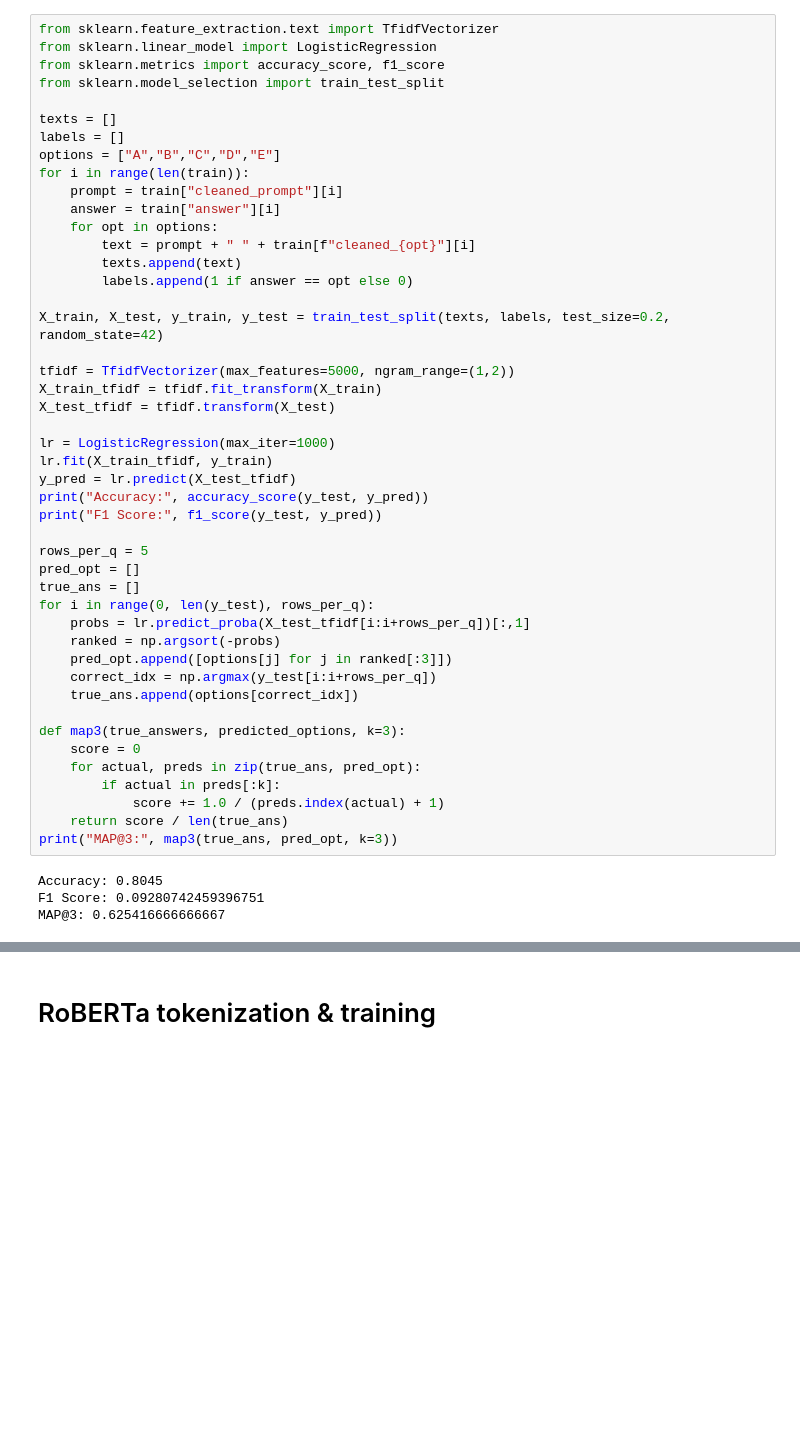
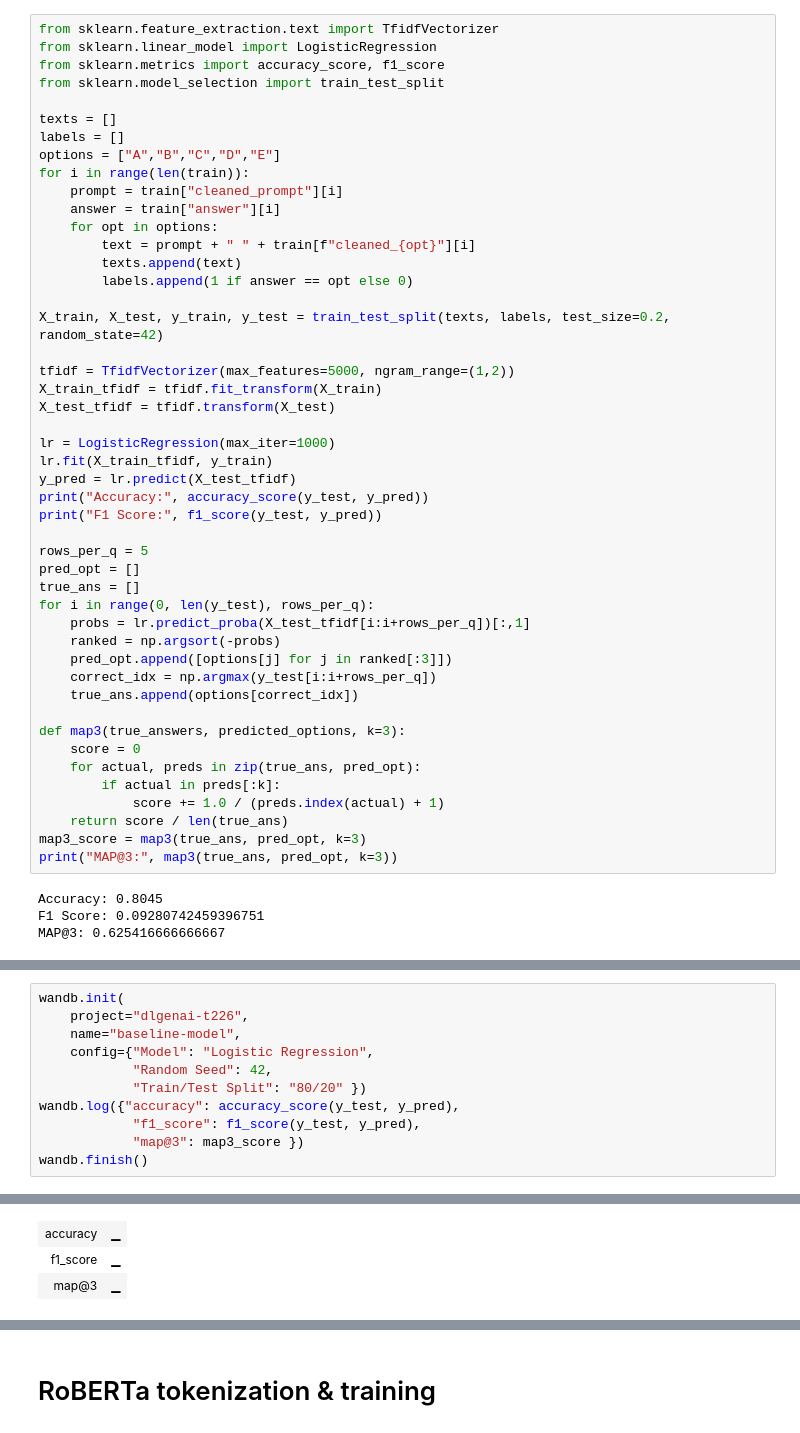
Before and after one commit to SatwikaR-2528/smart-mcq-solver, a Jupyter notebook: DL-24f3004475-notebook-t22026.ipynb, the cells around one changed output, grey strips where cells are left out. Saved outputs shown, nothing was run; the diff lists cells and outputs as text; blank space fills up the shorter version.

```diff
--- a/DL-24f3004475-notebook-t22026.ipynb
+++ b/DL-24f3004475-notebook-t22026.ipynb
@@ -114,6 +114,7 @@ def map3(true_answers, predicted_options, k=3):
         if actual in preds[:k]:
             score += 1.0 / (preds.index(actual) + 1)
     return score / len(true_ans)
+map3_score = map3(true_ans, pred_opt, k=3)
 print("MAP@3:", map3(true_ans, pred_opt, k=3))
 # %% [output]
 Accuracy: 0.8045
@@ -206,0 +148,12 @@ print(mapk(actual_ans, pred_ans))
+# %%
+wandb.init(
+    project="dlgenai-t226",
+    name="baseline-model",
+    config={"Model": "Logistic Regression",
+            "Random Seed": 42,
+            "Train/Test Split": "80/20" })
+wandb.log({"accuracy": accuracy_score(y_test, y_pred),
+            "f1_score": f1_score(y_test, y_pred),
+            "map@3": map3_score })
+wandb.finish()
+# %% [output]
@@ -206,0 +168,3 @@ print(mapk(actual_ans, pred_ans))
+| accuracy | ▁ |
+| f1_score | ▁ |
+| map@3 | ▁ |
```
Also changed, not shown: parts of 19 cells of this notebook.
